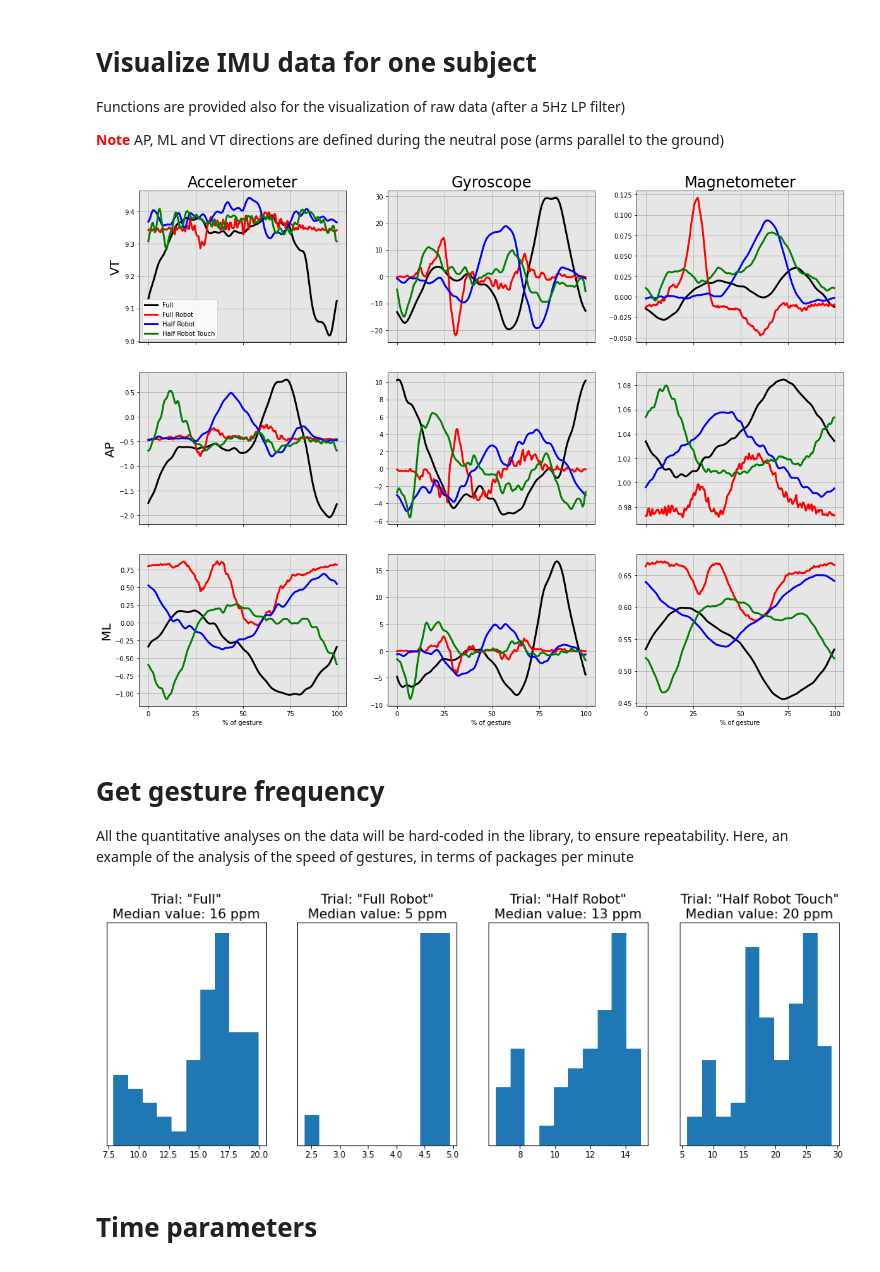
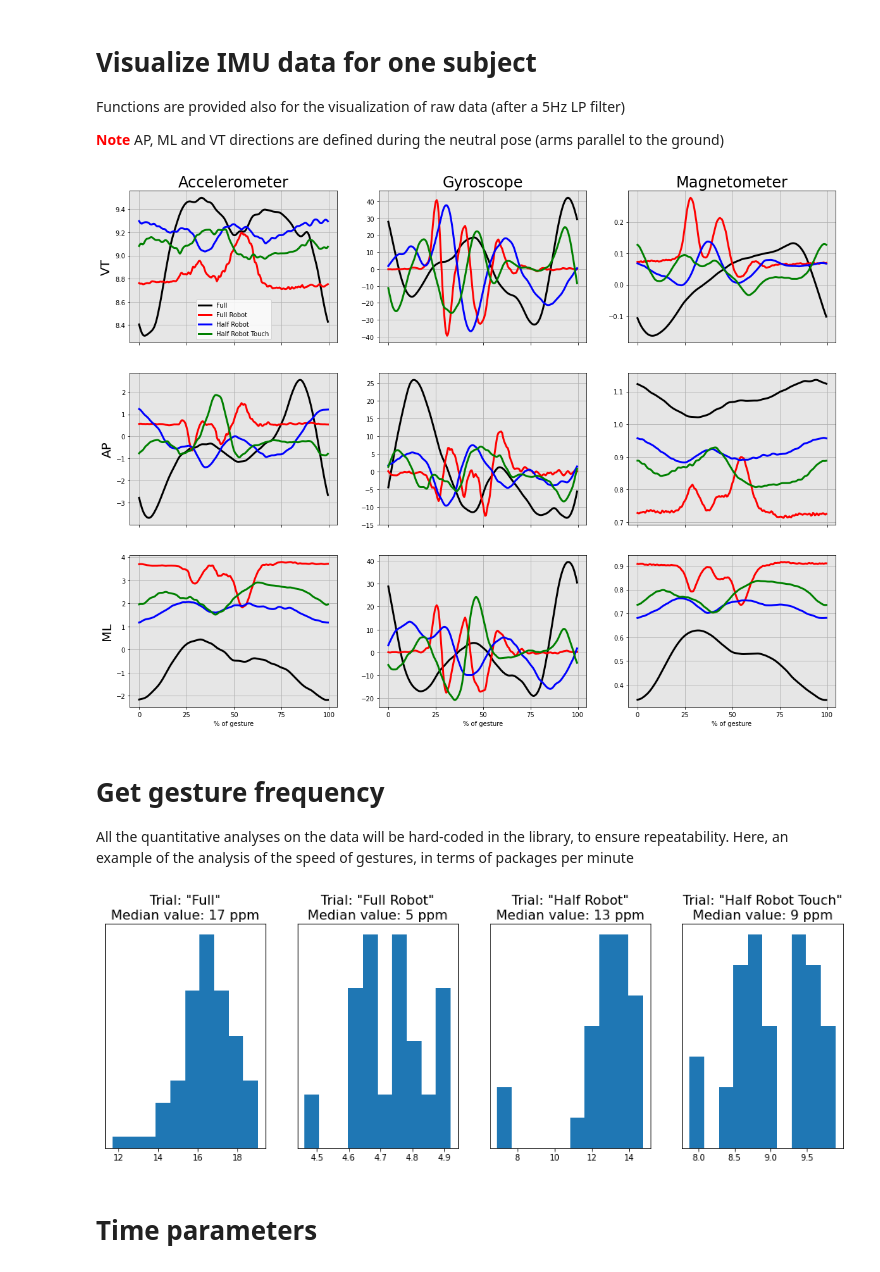
Before and after one commit to SmRanaldi/brisk, a Jupyter notebook: notebooks/subject_analysis.ipynb, the cells around one changed output. Saved outputs shown, nothing was run; the diff lists cells and outputs as text; code cells hidden in the pictures.

```diff
--- a/notebooks/subject_analysis.ipynb
+++ b/notebooks/subject_analysis.ipynb
@@ -25,7 +25,8 @@ In the `brisk` library, a series of functions for the description of the databas
 subjects = path.get_subjects()
 print(subjects)
 
-subject = 'luca'
+subject = 'simone'
+update_subject = False
 trials = path.get_trials(subject)
 print(trials)
 # %% [output]
@@ -39,9 +40,9 @@ Functions are provided also for the visualization of raw data (after a 5Hz LP fi
 <span style="color: red; font-weight: bold">Note</span> AP, ML and VT directions are defined during the neutral pose (arms parallel to the ground)
 # %%
 segment = 'trunk'
-imu.plot_all_trials('giovanni', 'trunk')
+imu.plot_all_trials(subject, 'trunk')
 # %% [output]
-[figure, old version]
+[figure, new version]
 # %% [markdown]
 # Get gesture frequency
 
@@ -58,7 +59,7 @@ for i, k in enumerate(frequencies.keys()):
     )
     ax[i].set_yticks([])
 # %% [output]
-[figure, old version]
+[figure, new version]
 # %% [markdown]
 # Time parameters
 # %% [markdown]
```
Also changed, not shown: parts of 10 cells of this notebook, 1 other file.
